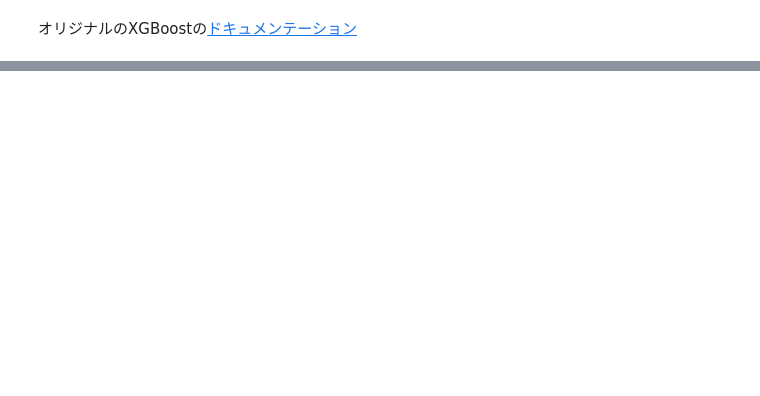
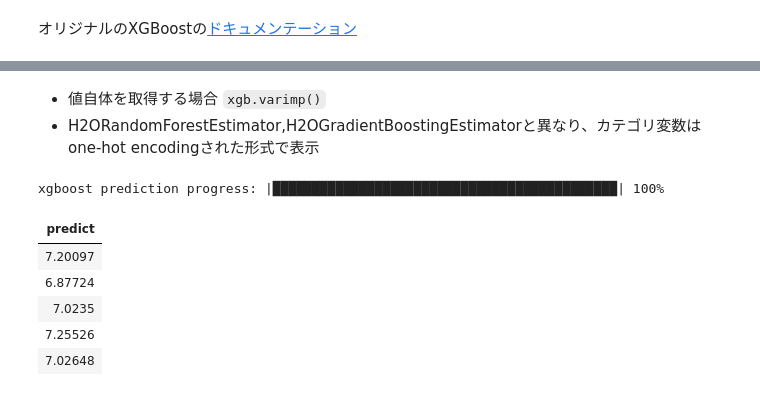
Before and after one commit to yukismd/H2O_3_Tutorial, a Jupyter notebook: python_api/H2O-3 Regression Tutorial.ipynb, the cells around one changed output, grey strips where cells are left out. Drawn from its saved outputs; the diff is of its cells as text; code cells hidden in the pictures; blank space fills up the shorter version.

```diff
--- a/python_api/H2O-3 Regression Tutorial.ipynb
+++ b/python_api/H2O-3 Regression Tutorial.ipynb
@@ -207,0 +289,15 @@ H2OResponseError: Server error water.exceptions.H2ONotFoundArgumentException:
+# %% [markdown]
+- 値自体を取得する場合 `xgb.varimp()`
+- H2ORandomForestEstimator,H2OGradientBoostingEstimatorと異なり、カテゴリ変数はone-hot encodingされた形式で表示
+# %%
+#> validデータに対する予測を実施
+xgb_def_pred = xgb.predict(valid)
+xgb_def_pred.head(5)
+# %% [output]
+xgboost prediction progress: |████████████████████████████████████████████| 100%
+| predict |
+| 7.20097 |
+| 6.87724 |
+| 7.0235 |
+| 7.25526 |
+| 7.02648 |
```
Also changed, not shown: parts of 21 cells of this notebook.
